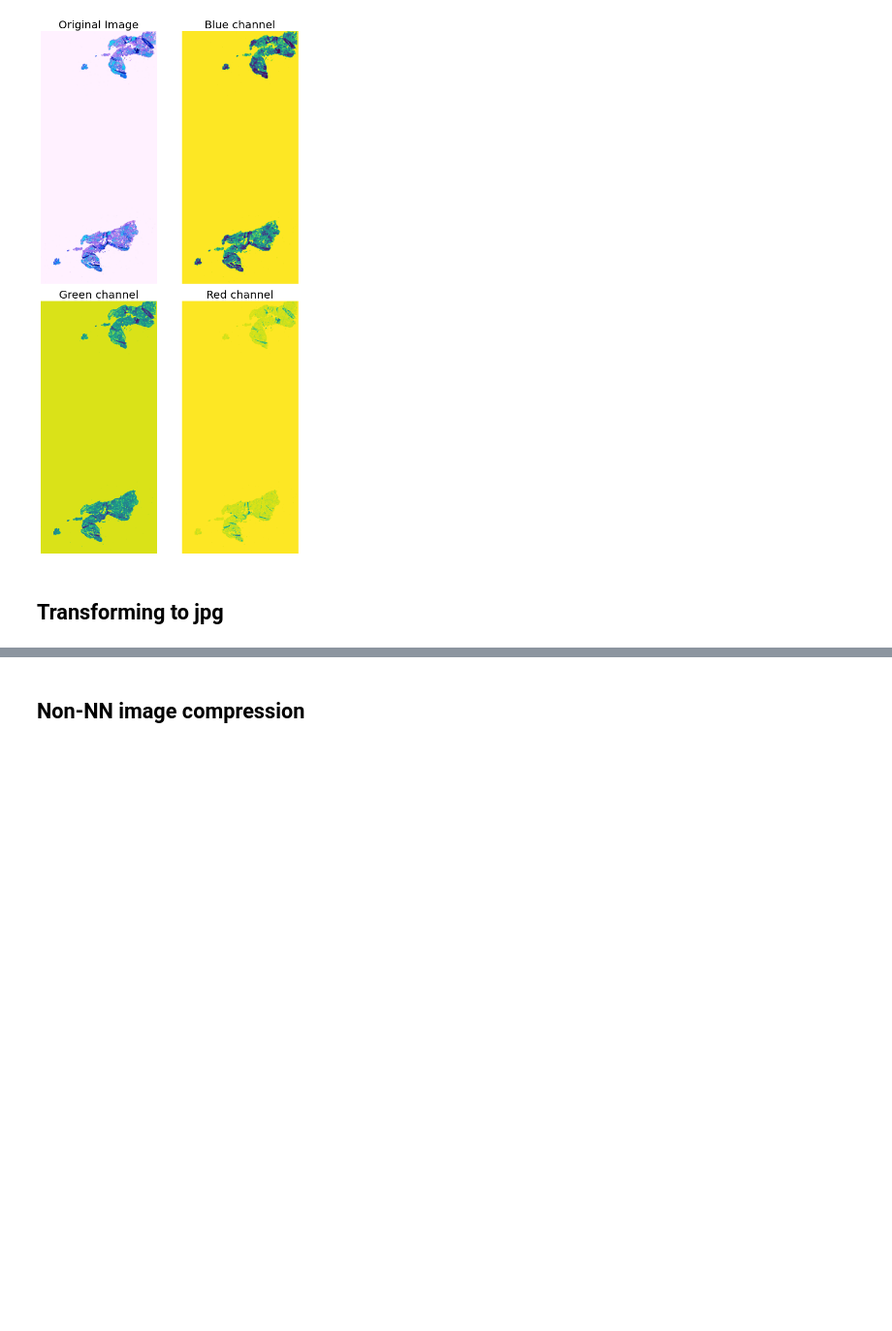
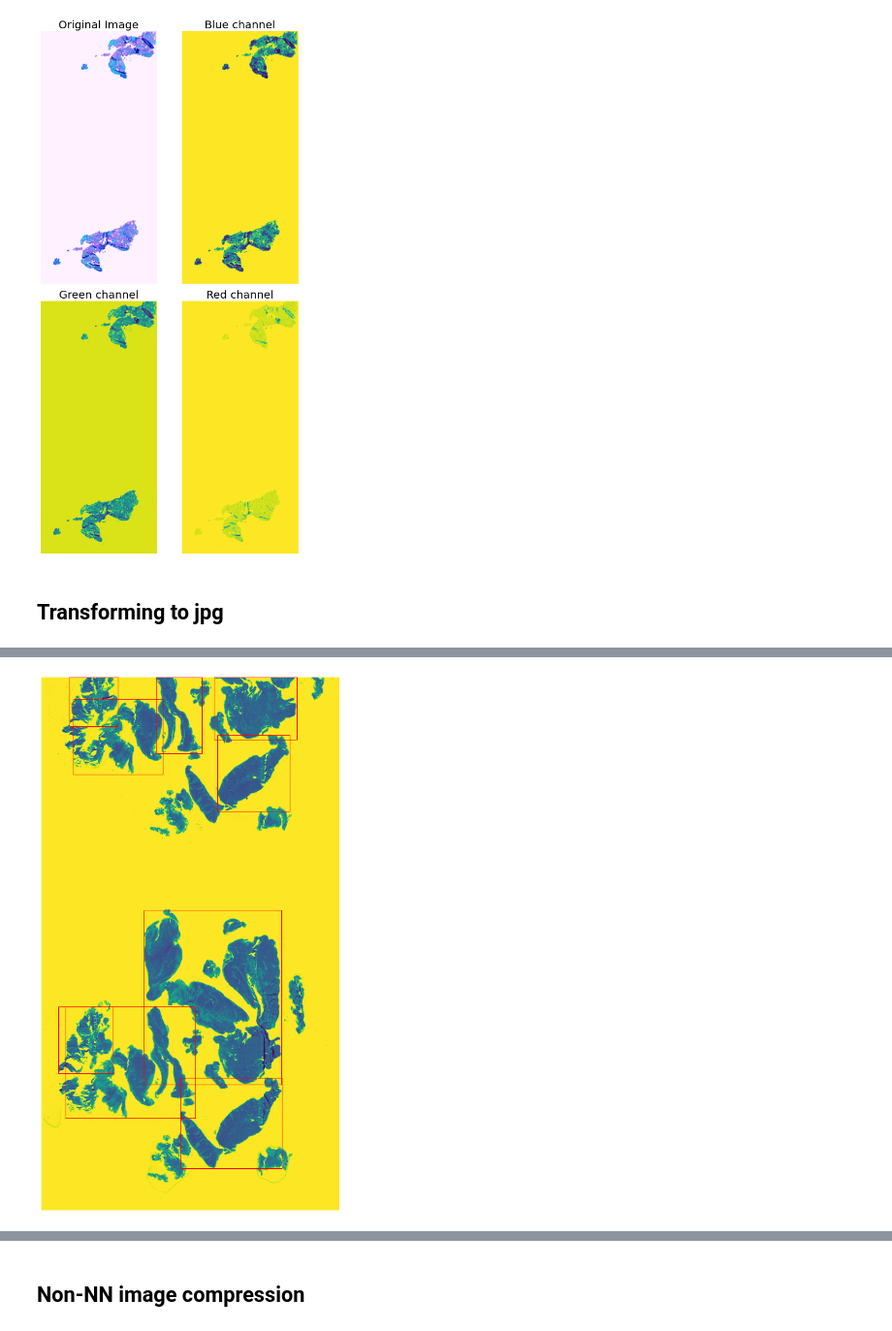
Before and after one commit to EnriqueProjectsIA/Mayo-Clinic---STRIP-AI, a Jupyter notebook: Mayo_clinic_exploration+CNN.ipynb, the cells around one changed output, grey strips where cells are left out. Shown at 97% size. Saved outputs shown, nothing was run; the diff lists cells and outputs as text; code cells hidden in the pictures; blank space fills up the shorter version.

```diff
--- a/Mayo_clinic_exploration+CNN.ipynb
+++ b/Mayo_clinic_exploration+CNN.ipynb
@@ -205,0 +289,3 @@ for folder in folders:
+# %%
+properties =['area','bbox','convex_area','bbox_area', 'major_axis_length', 'minor_axis_length', 'eccentricity']
+regionprops_table(labeled_segments, properties=properties).keys()
@@ -205,0 +294,12 @@ for folder in folders:
+# %%
+def get_object_coordinates(labeled_segments):
+    properties =['area','bbox','convex_area','bbox_area', 'major_axis_length', 'minor_axis_length', 'eccentricity']
+    df = pd.DataFrame(regionprops_table(labeled_segments, properties=properties))
+    standard_scaler = StandardScaler()
+    scaled_area = standard_scaler.fit_transform(df.area.values.reshape(-1,1))
+    df['scaled_area'] = scaled_area
+    df.sort_values(by="scaled_area", ascending=False, inplace=True)
+    objects = df[df['scaled_area']>=.7] # tunable -> the lower it is, the more objects in the image will get boxed (original value = 0.75)
+    #display(objects.head())
+    object_coordinates = [(row['bbox-0'],row['bbox-1'],row['bbox-2'],row['bbox-3'] )for index, row in objects.iterrows()]
+    return object_coordinates
@@ -205,0 +318,16 @@ for folder in folders:
+# %%
+def plot_object_coordinates(object_coordinates, image):
+    fig, ax = plt.subplots(1,1, figsize=(18, 16), dpi = 80)
+    for blob in object_coordinates:
+        width = blob[3] - blob[1]
+        height = blob[2] - blob[0]
+        patch = Rectangle((blob[1],blob[0]), width, height, edgecolor='r', facecolor='none')
+        ax.add_patch(patch)
+        ax.imshow(image);
+        ax.set_axis_off()
+
+object_coordinates = get_object_coordinates(labeled_segments)
+
+plot_object_coordinates(object_coordinates, img)
+# %% [output]
+[figure, added]
```
Also changed, not shown: parts of 11 cells of this notebook.
